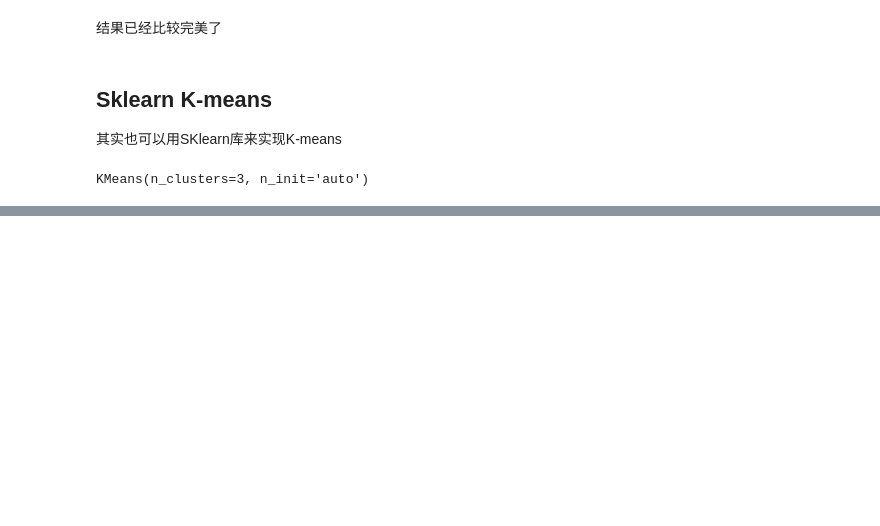
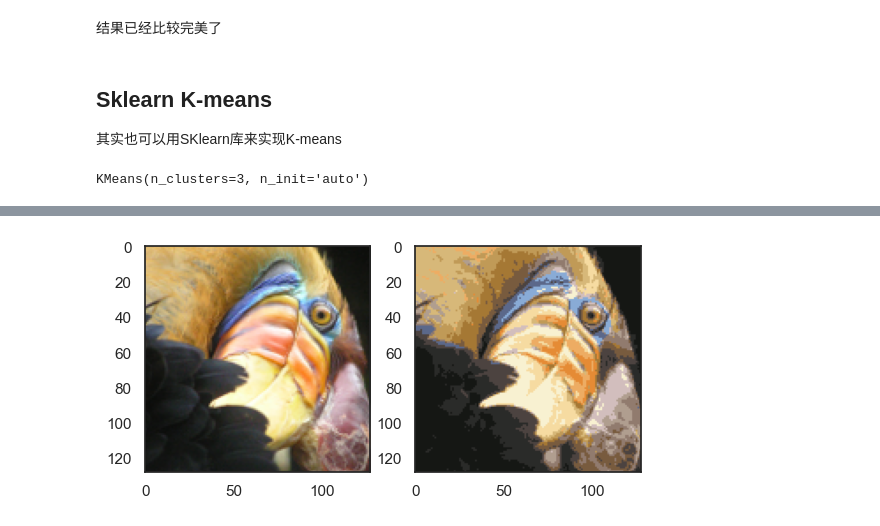
Before and after one commit to youthpaul/MachineLearning-AndrewNg-notes, a Jupyter notebook: Lab/Lab7-K-Means and PCA/lab7.1.ipynb, the cells around one changed output, grey strips where cells are left out. Saved outputs shown, nothing was run; the diff lists cells and outputs as text; code cells hidden in the pictures; blank space fills up the shorter version.

```diff
--- a/Lab/Lab7-K-Means and PCA/lab7.1.ipynb
+++ b/Lab/Lab7-K-Means and PCA/lab7.1.ipynb
@@ -158,0 +192,9 @@ plt.show()
+# %%
+compressed_pic = centorids[color].reshape((128, 128, 3))
+# %%
+fig, ax = plt.subplots(1, 2)
+ax[0].imshow(pic)
+ax[1].imshow(compressed_pic)
+plt.show()
+# %% [output]
+[figure, added]
```
Also changed, not shown: parts of 13 cells of this notebook.
